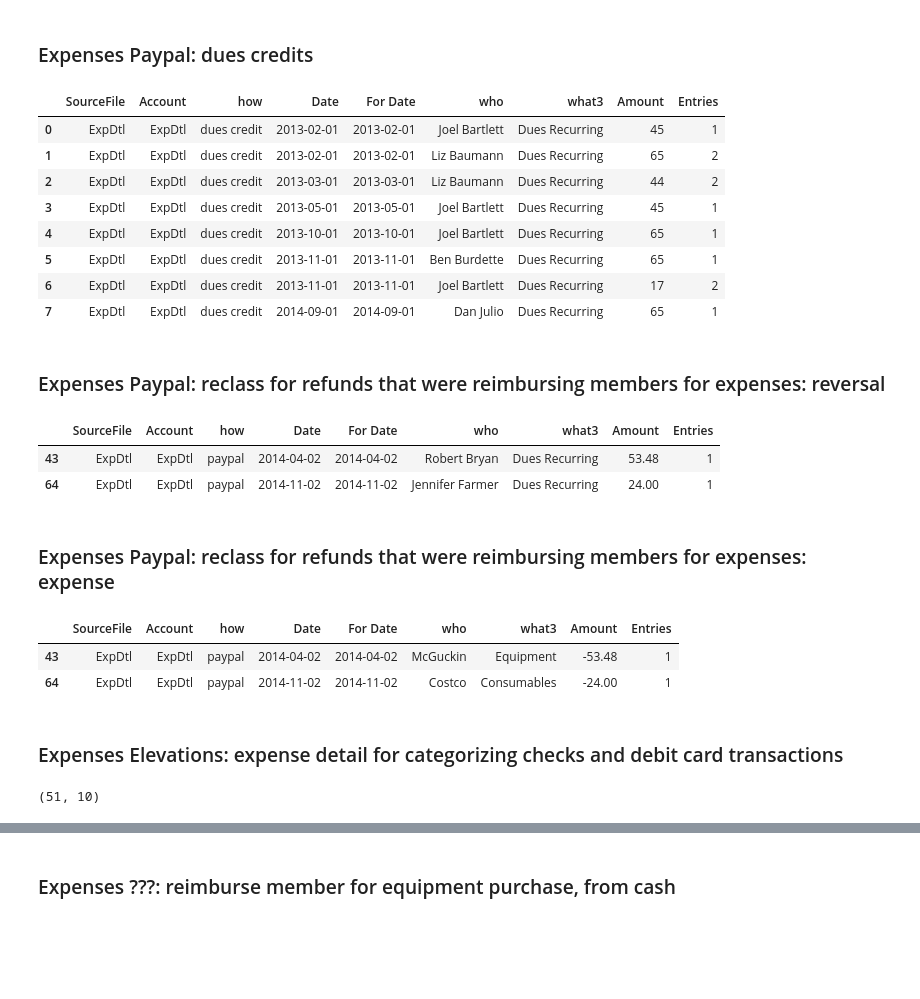
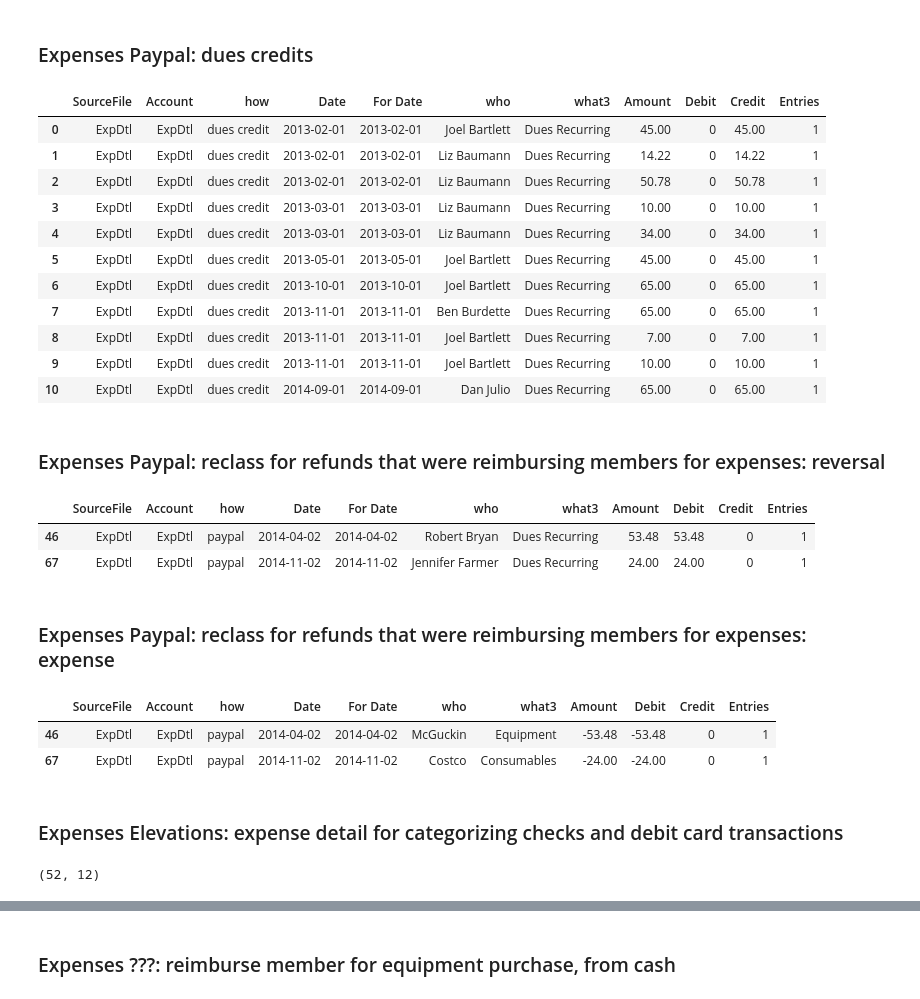
Before and after one commit to lizbaumann/SSD_database, a Jupyter notebook: SSDdb_RevExpDtl.ipynb, the cells around one changed output, grey strips where cells are left out. Saved outputs shown, nothing was run; the diff lists cells and outputs as text; code cells hidden in the pictures; blank space fills up the shorter version.

Commit message:
updates from reconciling dues, a few left to do, and then need to reconcile expenses too

```diff
--- a/SSDdb_RevExpDtl.ipynb
+++ b/SSDdb_RevExpDtl.ipynb
@@ -9,7 +9,7 @@ import pandas as pd
 import numpy as np
 
 pathHomeDir = '/home/sarahconnor/Liz/'
-pathFinances = pathHomeDir + 'SSD/_Finances/'
+pathFinances = pathHomeDir + 'SSD/Finances/'
 # %% [markdown]
 ## Read in and process RevenueDetail data
 # %%
@@ -83,7 +92,7 @@ dfrd_el.head()
 + categorize Paypal refund transactions that were expenses
 + categorize cash transactions that were expenses
 # %%
-dfed = pd.read_csv(pathFinances + 'ExpenseDetail.csv',skiprows=8)
+dfed = pd.read_csv(pathFinances + 'ExpenseDetail.csv',skiprows=9)
 
 dfed['Amount'] = dfed['Amount'].str.replace(r'$', '')
 dfed['Amount'] = dfed['Amount'].str.replace(r',', '').astype(float)
@@ -95,5 +104,5 @@ dfed['Account'] = 'ExpDtl'
 dfed['Entries'] = 1
 dfed['who'] = dfed['To']
 dfed['what3'] = dfed['Category']
-dfed.shape # (83, 19)
+dfed.shape
 # %% [output]
@@ -105,38 +114,45 @@ dfed.shape # (83, 19)
 # %%
 dfed_dc = dfed.copy()
 dfed_dc = dfed_dc[dfed_dc['how'] == 'dues credit']
 dfed_dc['who'] = dfed_dc['Who Transacted']
 dfed_dc['what3'] = 'Dues Recurring'
 dfed_dc['Date'] = dfed_dc['For Date']
-cols = ['SourceFile', 'Account', 'how', 'Date', 'For Date', 'who', 'what3', 'Amount', 'Entries']
+dfed_dc['Debit'] = [d if d < 0 else 0 for d in dfed_dc['Amount']]
+dfed_dc['Credit'] = [d if d >= 0 else 0 for d in dfed_dc['Amount']]
+cols = ['SourceFile', 'Account', 'how', 'Date', 'For Date', 'who', 'what3', 'Amount', 'Debit', 'Credit', 'Entries']
 dfed_dc = dfed_dc[cols]
 dfed_dc = dfed_dc.groupby(cols[0:len(cols)-2], as_index=False).sum()
 dfed_dc
 # %% [output]
-|  | SourceFile | Account | how | Date | For Date | who | what3 | Amount | Entries |
-| 0 | ExpDtl | ExpDtl | dues credit | 2013-02-01 | 2013-02-01 | Joel Bartlett | Dues Recurring | 45 | 1 |
-| 1 | ExpDtl | ExpDtl | dues credit | 2013-02-01 | 2013-02-01 | Liz Baumann | Dues Recurring | 65 | 2 |
-| 2 | ExpDtl | ExpDtl | dues credit | 2013-03-01 | 2013-03-01 | Liz Baumann | Dues Recurring | 44 | 2 |
-| 3 | ExpDtl | ExpDtl | dues credit | 2013-05-01 | 2013-05-01 | Joel Bartlett | Dues Recurring | 45 | 1 |
-| 4 | ExpDtl | ExpDtl | dues credit | 2013-10-01 | 2013-10-01 | Joel Bartlett | Dues Recurring | 65 | 1 |
-| 5 | ExpDtl | ExpDtl | dues credit | 2013-11-01 | 2013-11-01 | Ben Burdette | Dues Recurring | 65 | 1 |
-| 6 | ExpDtl | ExpDtl | dues credit | 2013-11-01 | 2013-11-01 | Joel Bartlett | Dues Recurring | 17 | 2 |
-| 7 | ExpDtl | ExpDtl | dues credit | 2014-09-01 | 2014-09-01 | Dan Julio | Dues Recurring | 65 | 1 |
+|  | SourceFile | Account | how | Date | For Date | who | what3 | Amount | Debit | Credit | Entries |
+| 0 | ExpDtl | ExpDtl | dues credit | 2013-02-01 | 2013-02-01 | Joel Bartlett | Dues Recurring | 45.00 | 0 | 45.00 | 1 |
+| 1 | ExpDtl | ExpDtl | dues credit | 2013-02-01 | 2013-02-01 | Liz Baumann | Dues Recurring | 14.22 | 0 | 14.22 | 1 |
+| 2 | ExpDtl | ExpDtl | dues credit | 2013-02-01 | 2013-02-01 | Liz Baumann | Dues Recurring | 50.78 | 0 | 50.78 | 1 |
+| 3 | ExpDtl | ExpDtl | dues credit | 2013-03-01 | 2013-03-01 | Liz Baumann | Dues Recurring | 10.00 | 0 | 10.00 | 1 |
+| 4 | ExpDtl | ExpDtl | dues credit | 2013-03-01 | 2013-03-01 | Liz Baumann | Dues Recurring | 34.00 | 0 | 34.00 | 1 |
+| 5 | ExpDtl | ExpDtl | dues credit | 2013-05-01 | 2013-05-01 | Joel Bartlett | Dues Recurring | 45.00 | 0 | 45.00 | 1 |
+| 6 | ExpDtl | ExpDtl | dues credit | 2013-10-01 | 2013-10-01 | Joel Bartlett | Dues Recurring | 65.00 | 0 | 65.00 | 1 |
+| 7 | ExpDtl | ExpDtl | dues credit | 2013-11-01 | 2013-11-01 | Ben Burdette | Dues Recurring | 65.00 | 0 | 65.00 | 1 |
+| 8 | ExpDtl | ExpDtl | dues credit | 2013-11-01 | 2013-11-01 | Joel Bartlett | Dues Recurring | 7.00 | 0 | 7.00 | 1 |
+| 9 | ExpDtl | ExpDtl | dues credit | 2013-11-01 | 2013-11-01 | Joel Bartlett | Dues Recurring | 10.00 | 0 | 10.00 | 1 |
+| 10 | ExpDtl | ExpDtl | dues credit | 2014-09-01 | 2014-09-01 | Dan Julio | Dues Recurring | 65.00 | 0 | 65.00 | 1 |
 # %% [markdown]
 ### Expenses Paypal: reclass for refunds that were reimbursing members for expenses: reversal
 # %%
-cols = ['SourceFile', 'Account', 'how', 'Date', 'For Date', 'who', 'what3', 'Amount', 'Entries']
+cols = ['SourceFile', 'Account', 'how', 'Date', 'For Date', 'who', 'what3', 'Amount', 'Debit', 'Credit', 'Entries']
 dfed_pp1 = dfed.copy()
 dfed_pp1 = dfed_pp1[dfed_pp1['how'] == 'paypal']
 dfed_pp1['who'] = dfed_pp1['Who Transacted']
 dfed_pp1['what3'] = 'Dues Recurring'
 dfed_pp1['For Date'] = dfed_pp1['Date']
+dfed_pp1['Debit'] = dfed_pp1['Amount']
+dfed_pp1['Credit'] = 0
 dfed_pp1 = dfed_pp1[cols]
 dfed_pp1
 # %% [output]
-|  | SourceFile | Account | how | Date | For Date | who | what3 | Amount | Entries |
-| 43 | ExpDtl | ExpDtl | paypal | 2014-04-02 | 2014-04-02 | Robert Bryan | Dues Recurring | 53.48 | 1 |
-| 64 | ExpDtl | ExpDtl | paypal | 2014-11-02 | 2014-11-02 | Jennifer Farmer | Dues Recurring | 24.00 | 1 |
+|  | SourceFile | Account | how | Date | For Date | who | what3 | Amount | Debit | Credit | Entries |
+| 46 | ExpDtl | ExpDtl | paypal | 2014-04-02 | 2014-04-02 | Robert Bryan | Dues Recurring | 53.48 | 53.48 | 0 | 1 |
+| 67 | ExpDtl | ExpDtl | paypal | 2014-11-02 | 2014-11-02 | Jennifer Farmer | Dues Recurring | 24.00 | 24.00 | 0 | 1 |
 # %% [markdown]
 ### Expenses Paypal: reclass for refunds that were reimbursing members for expenses: expense
 # %%
@@ -145,12 +161,14 @@ dfed_pp2 = dfed_pp2[dfed_pp2['how'] == 'paypal']
 dfed_pp2['what3'] = dfed_pp2['Category']
 dfed_pp2['For Date'] = dfed_pp2['Date']
 dfed_pp2['Amount'] = -dfed_pp2['Amount']
+dfed_pp2['Debit'] = [d if d < 0 else 0 for d in dfed_pp2['Amount']]
+dfed_pp2['Credit'] = [d if d >= 0 else 0 for d in dfed_pp2['Amount']]
 dfed_pp2 = dfed_pp2[cols]
 dfed_pp2
 # %% [output]
-|  | SourceFile | Account | how | Date | For Date | who | what3 | Amount | Entries |
-| 43 | ExpDtl | ExpDtl | paypal | 2014-04-02 | 2014-04-02 | McGuckin | Equipment | -53.48 | 1 |
-| 64 | ExpDtl | ExpDtl | paypal | 2014-11-02 | 2014-11-02 | Costco | Consumables | -24.00 | 1 |
+|  | SourceFile | Account | how | Date | For Date | who | what3 | Amount | Debit | Credit | Entries |
+| 46 | ExpDtl | ExpDtl | paypal | 2014-04-02 | 2014-04-02 | McGuckin | Equipment | -53.48 | -53.48 | 0 | 1 |
+| 67 | ExpDtl | ExpDtl | paypal | 2014-11-02 | 2014-11-02 | Costco | Consumables | -24.00 | -24.00 | 0 | 1 |
 # %% [markdown]
 ### Expenses Elevations: expense detail for categorizing checks and debit card transactions
 # %%
@@ -158,16 +176,18 @@ dfed_el = dfed.copy()
 dfed_el = dfed_el[dfed_el.how.isin({'check','debit card'})]
 dfed_el['For Date'] = dfed_el['Date']
 dfed_el['Amount'] = -dfed_el['Amount']
-cols = ['SourceFile', 'Account', 'how', 'Date', 'For Date', 'Category', 'who', 'CheckNbr', 'Amount', 'Entries']
+dfed_el['Debit'] = [d if d < 0 else 0 for d in dfed_el['Amount']]
+dfed_el['Credit'] = [d if d >= 0 else 0 for d in dfed_el['Amount']]
+cols = ['SourceFile', 'Account', 'how', 'Date', 'For Date', 'Category', 'who', 'CheckNbr', 'Amount', 'Debit', 'Credit', 'Entries']
 dfed_el = dfed_el[cols]
 dfed_el = dfed_el.groupby(cols[0:len(cols)-2], as_index=False).sum()
 
 cols = ['Date', 'Amount']
 dfed_el_bydt = dfed_el[cols]
 dfed_el_bydt = dfed_el_bydt.groupby(cols[0:len(cols)-1], as_index=False).sum()
-dfed_el.shape # (51, 9)
+dfed_el.shape
 # %% [output]
-(51, 10)
+(52, 12)
 # %%
 dfed_el.head()
 # %% [output]
```
Also changed, not shown: parts of 10 cells of this notebook, 3 other files.
